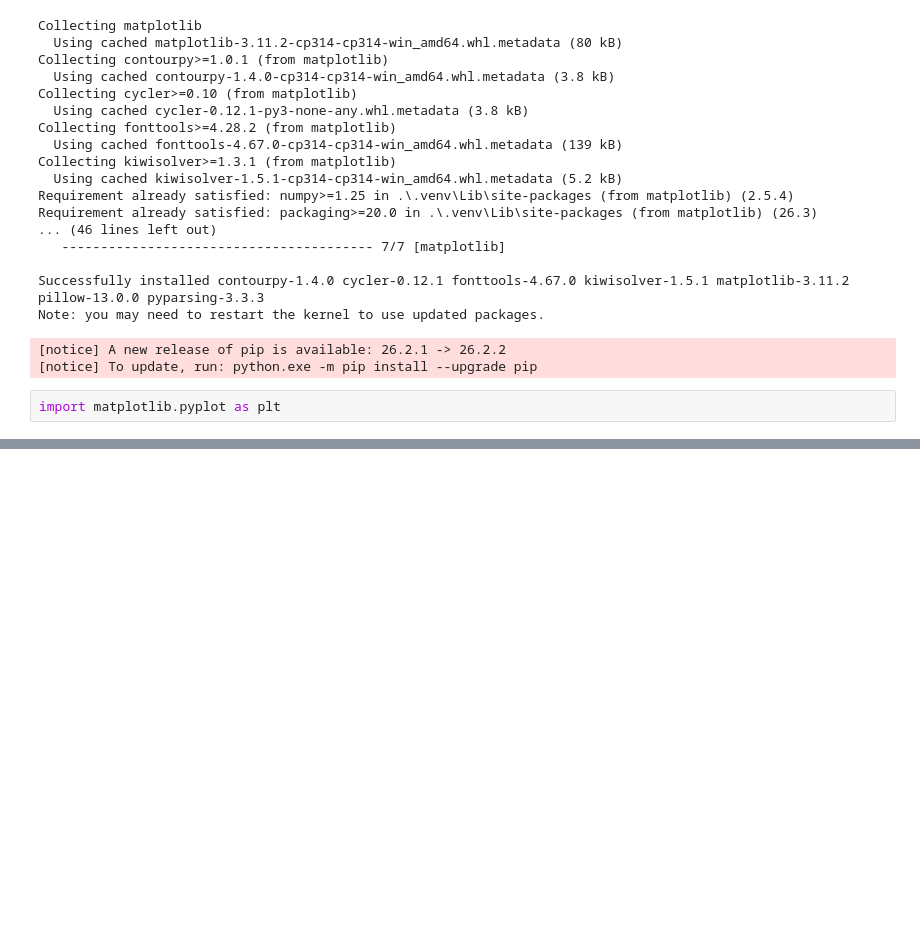
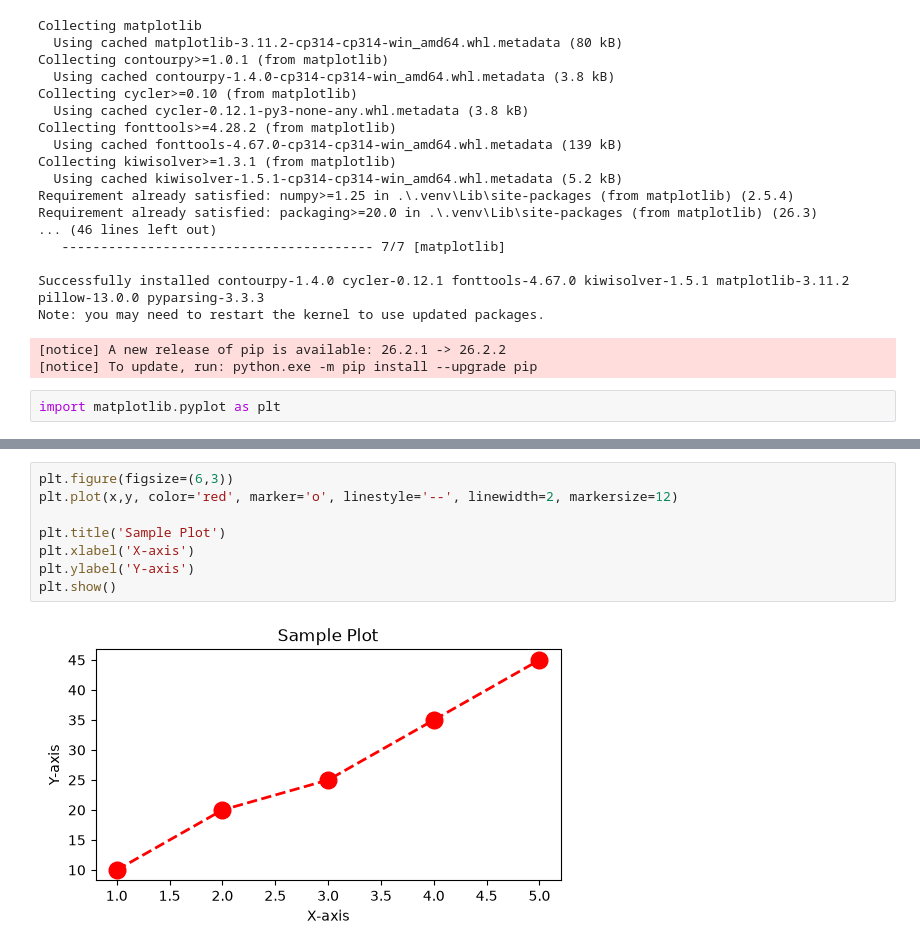
Before and after one commit to AnshuAnshu01/Data_Analytics_Python, a Jupyter notebook: matplotlib.ipynb, the cells around one changed output, grey strips where cells are left out. Saved outputs shown, nothing was run; the diff lists cells and outputs as text; blank space fills up the shorter version.

```diff
--- a/matplotlib.ipynb
+++ b/matplotlib.ipynb
@@ -26,0 +34,10 @@ import matplotlib.pyplot as plt
+# %%
+plt.figure(figsize=(6,3))
+plt.plot(x,y, color='red', marker='o', linestyle='--', linewidth=2, markersize=12)
+
+plt.title('Sample Plot')
+plt.xlabel('X-axis')
+plt.ylabel('Y-axis')
+plt.show()
+# %% [output]
+[figure, added]
```
Also changed, not shown: parts of 1 cell of this notebook, 3 other files.
